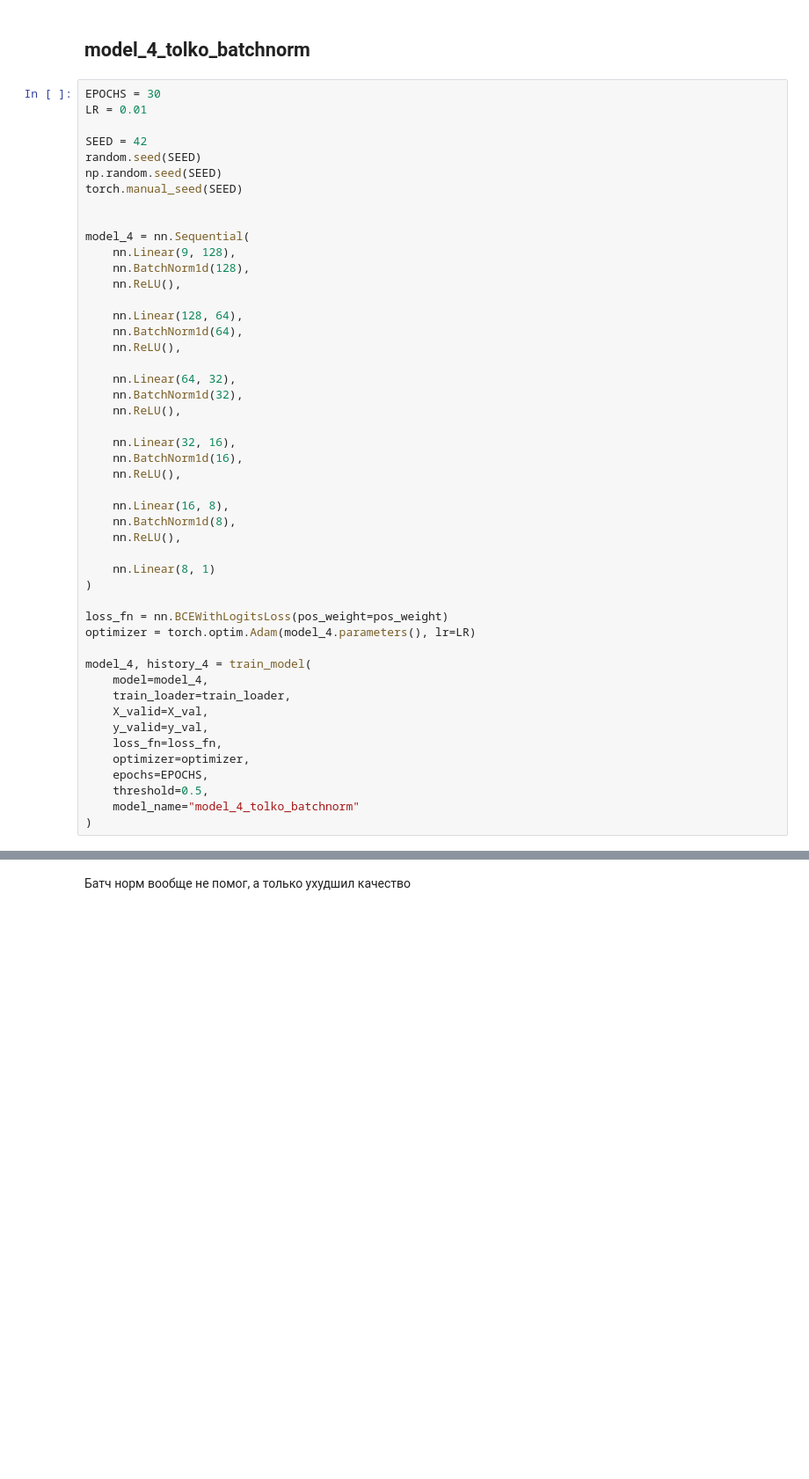
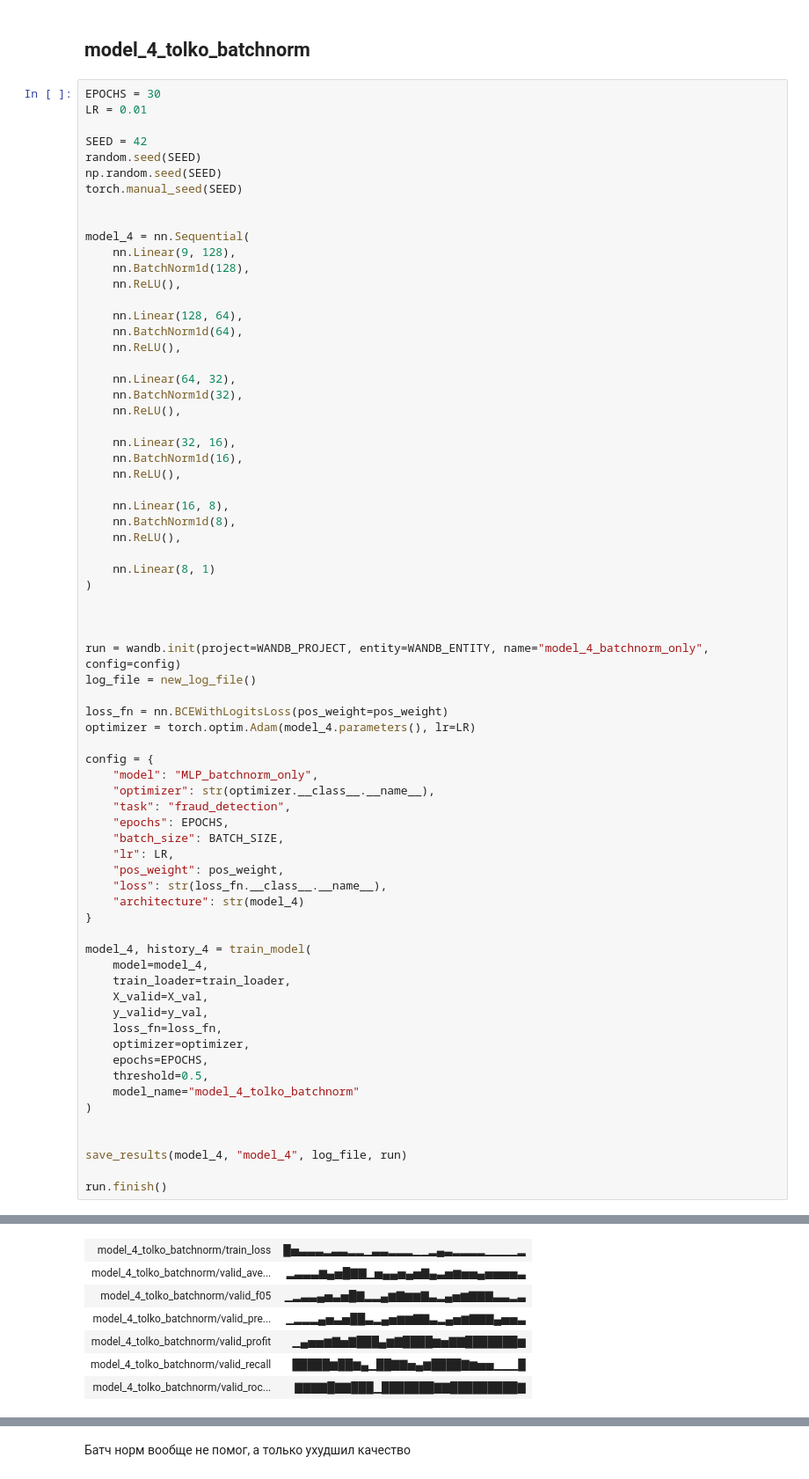
Before and after one commit to gigantina/gp-5, a Jupyter notebook: Part_2.ipynb, the cells around one changed output, grey strips where cells are left out. Shown at 88% size. Drawn from its saved outputs; the diff is of its cells as text; blank space fills up the shorter version.

```diff
--- a/Part_2.ipynb
+++ b/Part_2.ipynb
@@ -664,8 +736,25 @@ model_4 = nn.Sequential(
     nn.Linear(8, 1)
 )
 
+
+
+run = wandb.init(project=WANDB_PROJECT, entity=WANDB_ENTITY, name="model_4_batchnorm_only", config=config)
+log_file = new_log_file()
+
 loss_fn = nn.BCEWithLogitsLoss(pos_weight=pos_weight)
 optimizer = torch.optim.Adam(model_4.parameters(), lr=LR)
+
+config = {
+    "model": "MLP_batchnorm_only",
+    "optimizer": str(optimizer.__class__.__name__),
+    "task": "fraud_detection",
+    "epochs": EPOCHS,
+    "batch_size": BATCH_SIZE,
+    "lr": LR,
+    "pos_weight": pos_weight,
+    "loss": str(loss_fn.__class__.__name__),
+    "architecture": str(model_4)
+}
 
 model_4, history_4 = train_model(
     model=model_4,
@@ -678,4 +767,9 @@ model_4, history_4 = train_model(
     threshold=0.5,
     model_name="model_4_tolko_batchnorm"
 )
+
+
+save_results(model_4, "model_4", log_file, run)
+
+run.finish()
 # %% [output]
@@ -698,0 +801,7 @@ Recall: 0.9524
+| model_4_tolko_batchnorm/train_loss | █▅▃▃▃▂▃▃▂▂▁▃▃▂▂▂▁▁▂▄▃▂▂▂▂▁▁▁▁▂ |
+| model_4_tolko_batchnorm/valid_ave... | ▂▃▃▃▆▄▅█▇▇▁▅▄▄▅▄▅▇▄▃▅▆▅▅▄▅▅▅▅▃ |
+| model_4_tolko_batchnorm/valid_f05 | ▁▂▃▃▄▅▃▅█▇▂▂▄▆▇▆▆▇▃▂▄▅▆▇▇▇▃▃▂▃ |
+| model_4_tolko_batchnorm/valid_pre... | ▁▂▂▂▄▅▃▅██▃▂▄▅▆▆▇▇▃▂▄▅▆▇▇▇▄▅▅▃ |
+| model_4_tolko_batchnorm/valid_profit | ▁▄▅▅▆▇▅▇███▄▆▇████▆▅▇▇███████▆ |
+| model_4_tolko_batchnorm/valid_recall | █████▆██▆▄▁██▇▇▅▄▆████▇▆▅▅▁▁▁█ |
+| model_4_tolko_batchnorm/valid_roc... | ▇▇▇▇█▇▇███▁███████▇▇█████████▇ |
```
Also changed, not shown: parts of 48 cells of this notebook.
